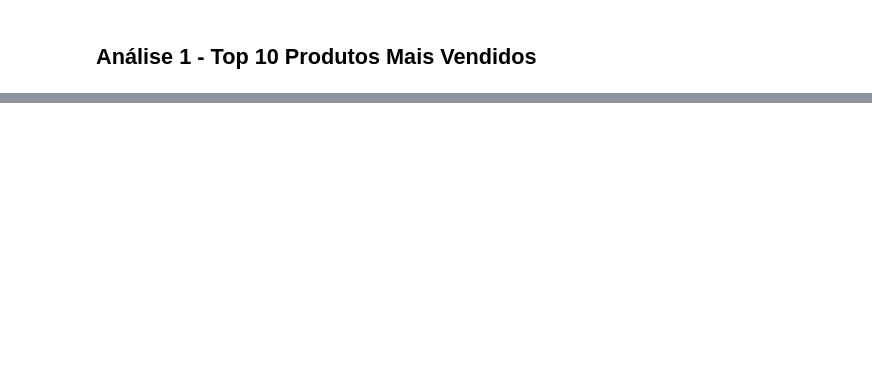
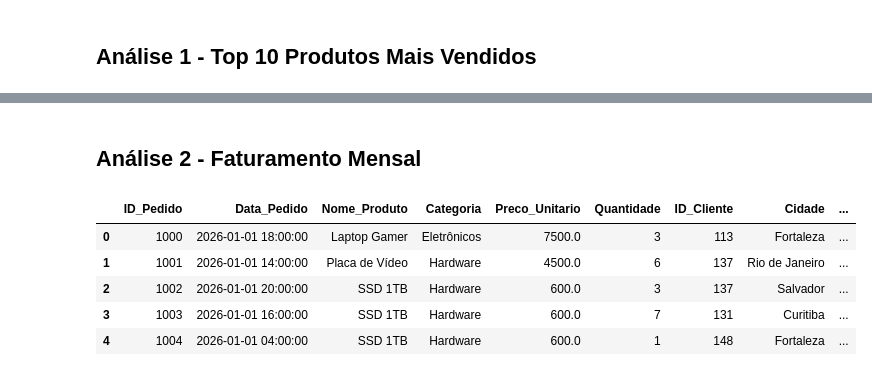
Before and after one commit to Fabricio-Fontenele/lab-dsa-python, a Jupyter notebook: 06-Mini-projeto/mini-projeto.ipynb, the cells around one changed output, grey strips where cells are left out. Cells and saved outputs as stored; diff of their text form; code cells hidden in the pictures; blank space fills up the shorter version.

```diff
--- a/06-Mini-projeto/mini-projeto.ipynb
+++ b/06-Mini-projeto/mini-projeto.ipynb
@@ -196,0 +197,2 @@ plt.show()
+# %% [markdown]
+## Análise 2 - Faturamento Mensal
@@ -196,0 +203,9 @@ plt.show()
+# %%
+df_vendas.head()
+# %% [output]
+|  | ID_Pedido | Data_Pedido | Nome_Produto | Categoria | Preco_Unitario | Quantidade | ID_Cliente | Cidade | ... |
+| 0 | 1000 | 2026-01-01 18:00:00 | Laptop Gamer | Eletrônicos | 7500.0 | 3 | 113 | Fortaleza | ... |
+| 1 | 1001 | 2026-01-01 14:00:00 | Placa de Vídeo | Hardware | 4500.0 | 6 | 137 | Rio de Janeiro | ... |
+| 2 | 1002 | 2026-01-01 20:00:00 | SSD 1TB | Hardware | 600.0 | 3 | 137 | Salvador | ... |
+| 3 | 1003 | 2026-01-01 16:00:00 | SSD 1TB | Hardware | 600.0 | 7 | 131 | Curitiba | ... |
+| 4 | 1004 | 2026-01-01 04:00:00 | SSD 1TB | Hardware | 600.0 | 1 | 148 | Fortaleza | ... |
```
Also changed, not shown: parts of 10 cells of this notebook.
